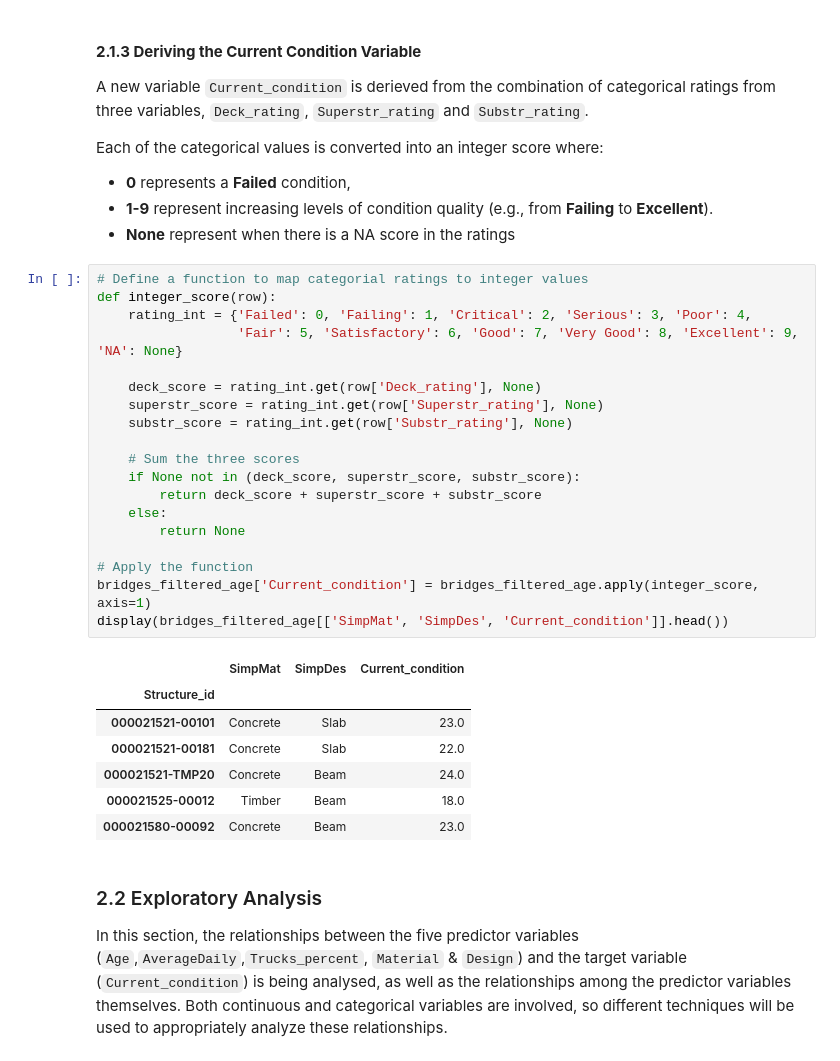
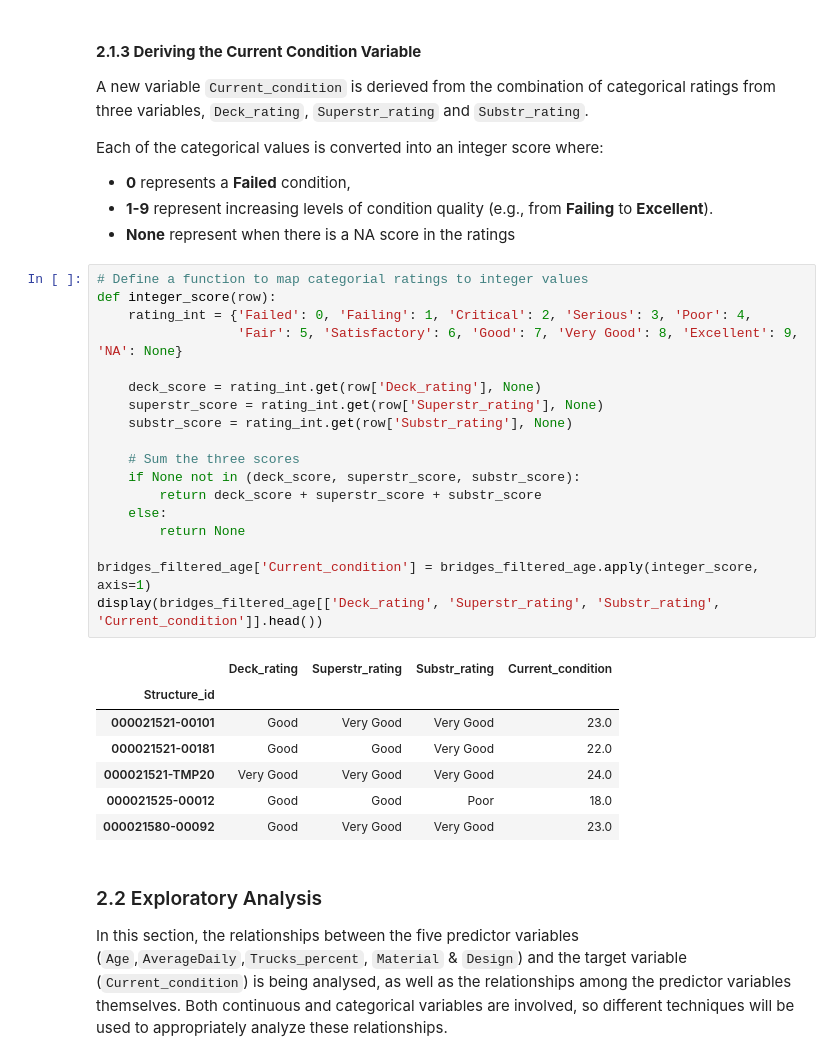
Before and after one commit to Ericazzzzzz/Texas-Bridges-Condition-Analysis, a Jupyter notebook: ECS7024P_CW2.ipynb, the cells around one changed output. Drawn from its saved outputs; the diff is of its cells as text.

```diff
--- a/ECS7024P_CW2.ipynb
+++ b/ECS7024P_CW2.ipynb
@@ -266,30 +281,29 @@ Each of the categorical values is converted into an integer score where:
 # %%
 # Define a function to map categorial ratings to integer values
 def integer_score(row):
     rating_int = {'Failed': 0, 'Failing': 1, 'Critical': 2, 'Serious': 3, 'Poor': 4,
                   'Fair': 5, 'Satisfactory': 6, 'Good': 7, 'Very Good': 8, 'Excellent': 9, 'NA': None}
 
     deck_score = rating_int.get(row['Deck_rating'], None)
     superstr_score = rating_int.get(row['Superstr_rating'], None)
     substr_score = rating_int.get(row['Substr_rating'], None)
 
     # Sum the three scores
     if None not in (deck_score, superstr_score, substr_score):
         return deck_score + superstr_score + substr_score
     else:
         return None
 
-# Apply the function
 bridges_filtered_age['Current_condition'] = bridges_filtered_age.apply(integer_score, axis=1)
-display(bridges_filtered_age[['SimpMat', 'SimpDes', 'Current_condition']].head())
+display(bridges_filtered_age[['Deck_rating', 'Superstr_rating', 'Substr_rating', 'Current_condition']].head())
 # %% [output]
-|  | SimpMat | SimpDes | Current_condition |
-| Structure_id |  |  |  |
-| 000021521-00101 | Concrete | Slab | 23.0 |
-| 000021521-00181 | Concrete | Slab | 22.0 |
-| 000021521-TMP20 | Concrete | Beam | 24.0 |
-| 000021525-00012 | Timber | Beam | 18.0 |
-| 000021580-00092 | Concrete | Beam | 23.0 |
+|  | Deck_rating | Superstr_rating | Substr_rating | Current_condition |
+| Structure_id |  |  |  |  |
+| 000021521-00101 | Good | Very Good | Very Good | 23.0 |
+| 000021521-00181 | Good | Good | Very Good | 22.0 |
+| 000021521-TMP20 | Very Good | Very Good | Very Good | 24.0 |
+| 000021525-00012 | Good | Good | Poor | 18.0 |
+| 000021580-00092 | Good | Very Good | Very Good | 23.0 |
 # %% [markdown]
 ### 2.2 Exploratory Analysis
 
```
Also changed, not shown: parts of 23 cells of this notebook.
